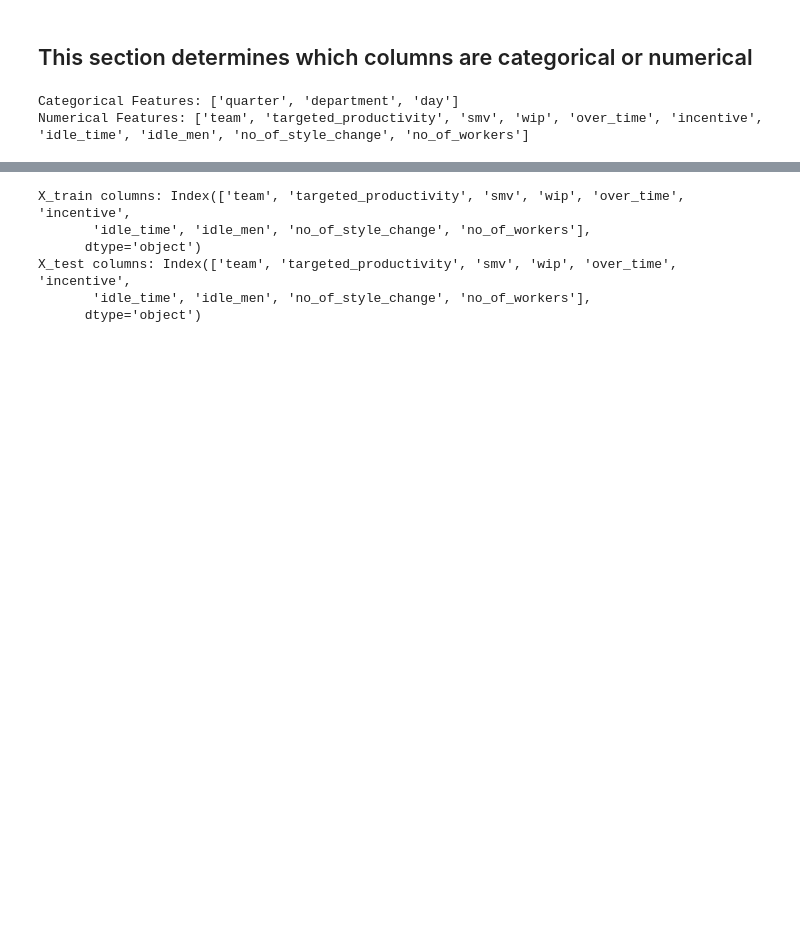
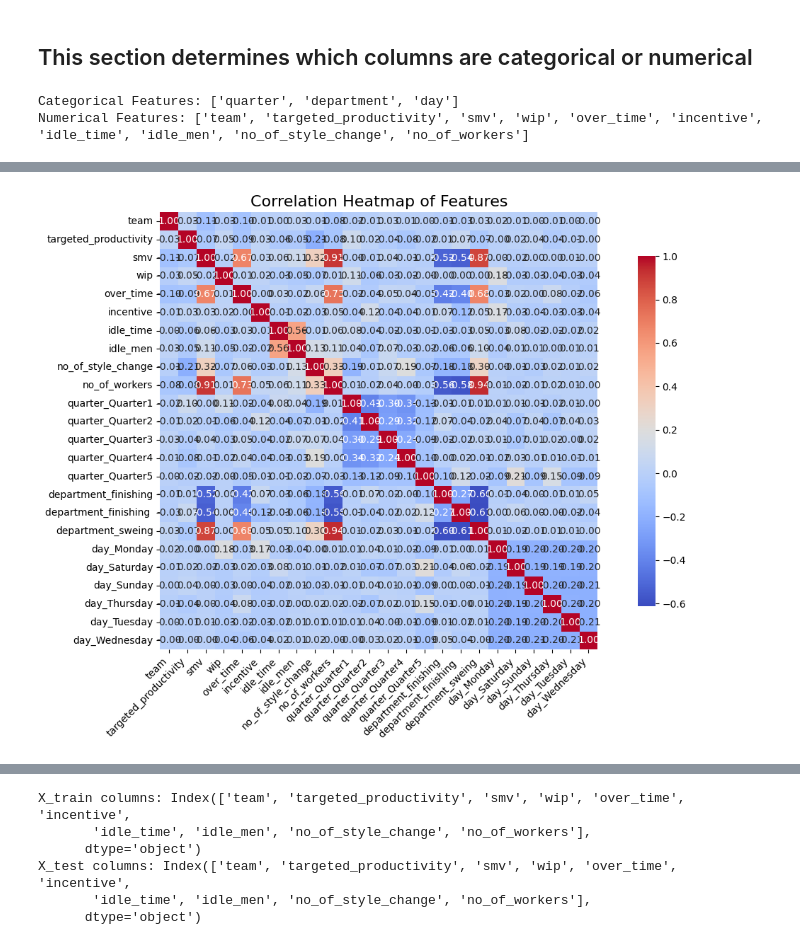
Before and after one commit to JaidenFlint/Project2_Group2, a Jupyter notebook: Regression_Model_Project2.ipynb, the cells around one changed output, grey strips where cells are left out. Cells and saved outputs as stored; diff of their text form; code cells hidden in the pictures; blank space fills up the shorter version.

```diff
--- a/Regression_Model_Project2.ipynb
+++ b/Regression_Model_Project2.ipynb
@@ -91,6 +92,9 @@ numerical_features = data_copy.select_dtypes(include=['int64', 'float64']).colum
 # Create the preprocessor for just the numerical columns
 num_preprocessor = create_numerical_preprocessor(numerical_features)
 
+# Create the preprocessor for just the categorical columns
+cat_preprocessor = create_categorical_preprocessor(categorical_features)
+
 # Print the identified features (optional)
 print("Categorical Features:", categorical_features)
 print("Numerical Features:", numerical_features)
@@ -99,0 +155,17 @@ Numerical Features: ['team', 'targeted_productivity', 'smv', 'wip', 'over_time',
+# %%
+# Set up the matplotlib figure
+plt.figure(figsize=(12, 8))  # You can adjust the size as needed
+
+# Create a heatmap
+sns.heatmap(correlation_matrix, annot=True, fmt=".2f", cmap='coolwarm', square=True, cbar_kws={"shrink": .8})
+
+# Add titles and labels
+plt.title('Correlation Heatmap of Features', fontsize=16)
+plt.xticks(rotation=45, ha='right')  # Rotate x-axis labels for better readability
+plt.yticks(rotation=0)  # Keep y-axis labels horizontal
+plt.tight_layout()  # Adjust layout to prevent clipping of labels
+
+# Show the plot
+plt.show()
+# %% [output]
+[figure, added]
```
Also changed, not shown: parts of 6 cells of this notebook.
